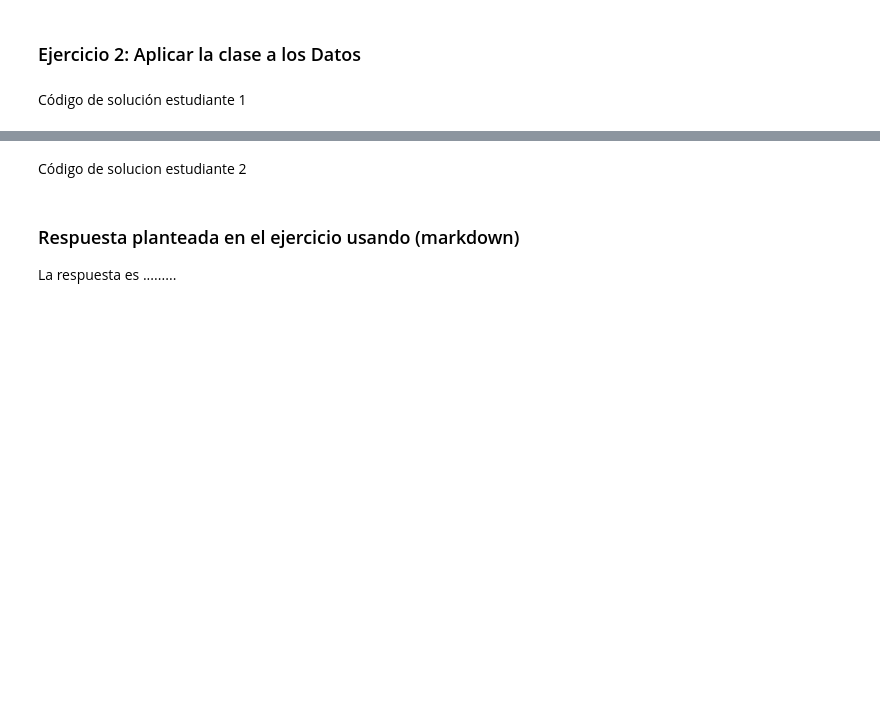
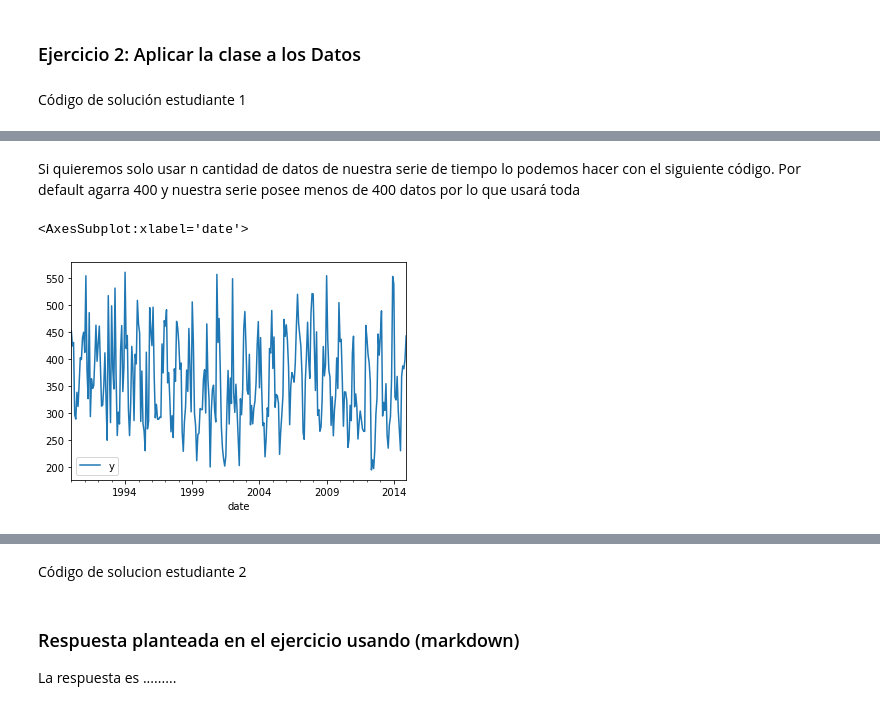
Before and after one commit to G4ll4rd0/Tarea3_RGALLARDO_PAVILLA, a Jupyter notebook: Tarea_3.ipynb, the cells around one changed output, grey strips where cells are left out. Cells and saved outputs as stored; diff of their text form; code cells hidden in the pictures; blank space fills up the shorter version.

```diff
--- a/Tarea_3.ipynb
+++ b/Tarea_3.ipynb
@@ -56,0 +431,8 @@ Código de solución estudiante 1
+# %% [markdown]
+Si quieremos solo usar n cantidad de datos de nuestra serie de tiempo lo podemos hacer con el siguiente código. Por default agarra 400 y nuestra serie posee menos de 400 datos por lo que usará toda
+# %%
+model.setTimeSeriesSlice()
+model.plotTimeSeries()
+# %% [output]
+<AxesSubplot:xlabel='date'>
+[figure, added]
```
Also changed, not shown: parts of 28 cells of this notebook.
